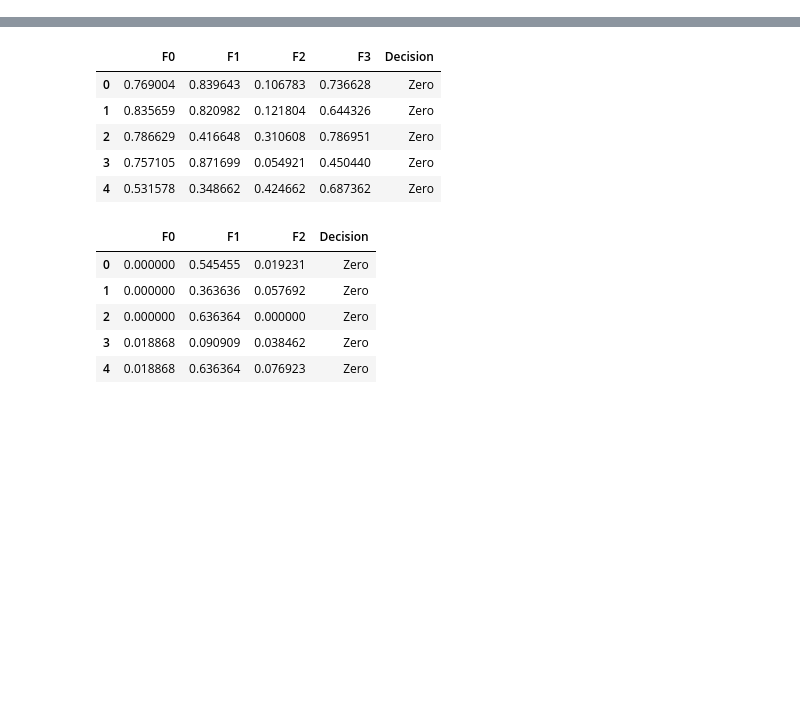
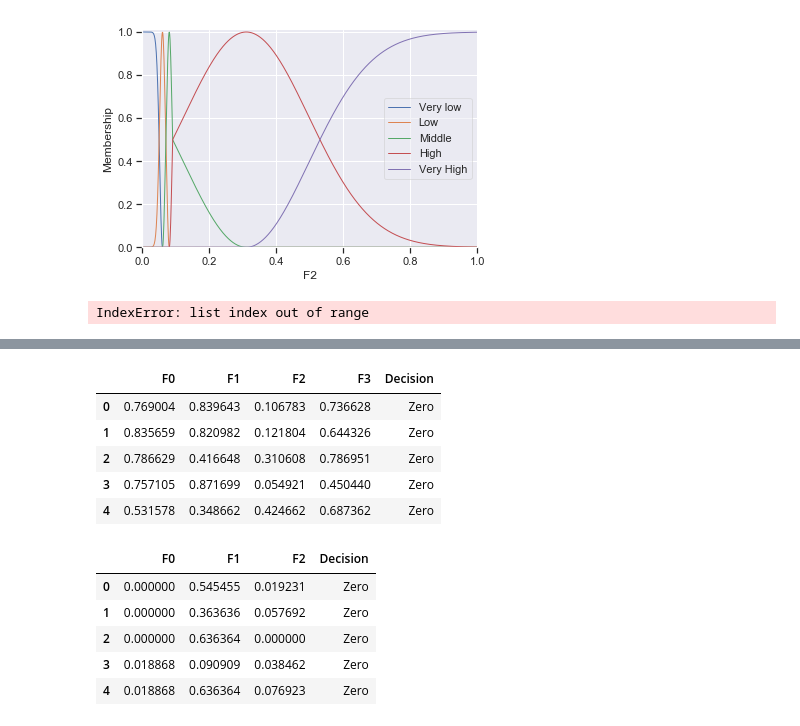
Before and after one commit to AdamDlubak/Ki67, a Jupyter notebook: Test - Datasets/Untitled1.ipynb, the cells around one changed output, grey strips where cells are left out. Drawn from its saved outputs; the diff is of its cells as text; code cells hidden in the pictures; blank space fills up the shorter version.

```diff
--- a/Test - Datasets/Untitled1.ipynb
+++ b/Test - Datasets/Untitled1.ipynb
@@ -22,0 +23,10 @@ sk.__version__
+# %%
+df = pickle.load(open("C:/Users/Adam/Documents/Studia/Magisterka/Projekt/Test - Datasets/Pickle/Haberman/5 Gausses/features.p", "rb"))
+df[2].view()
+# %% [output]
+[figure, added]
+# %%
+df = pickle.load(open("C:/Users/Adam/Documents/Studia/Magisterka/Projekt/Test - Datasets/Pickle/Data Banknote Authentication/5 Gausses/features.p", "rb"))
+df[0].view()
+# %% [output]
+IndexError: list index out of range
```
Also changed, not shown: parts of 4 cells of this notebook, 34 other files.
